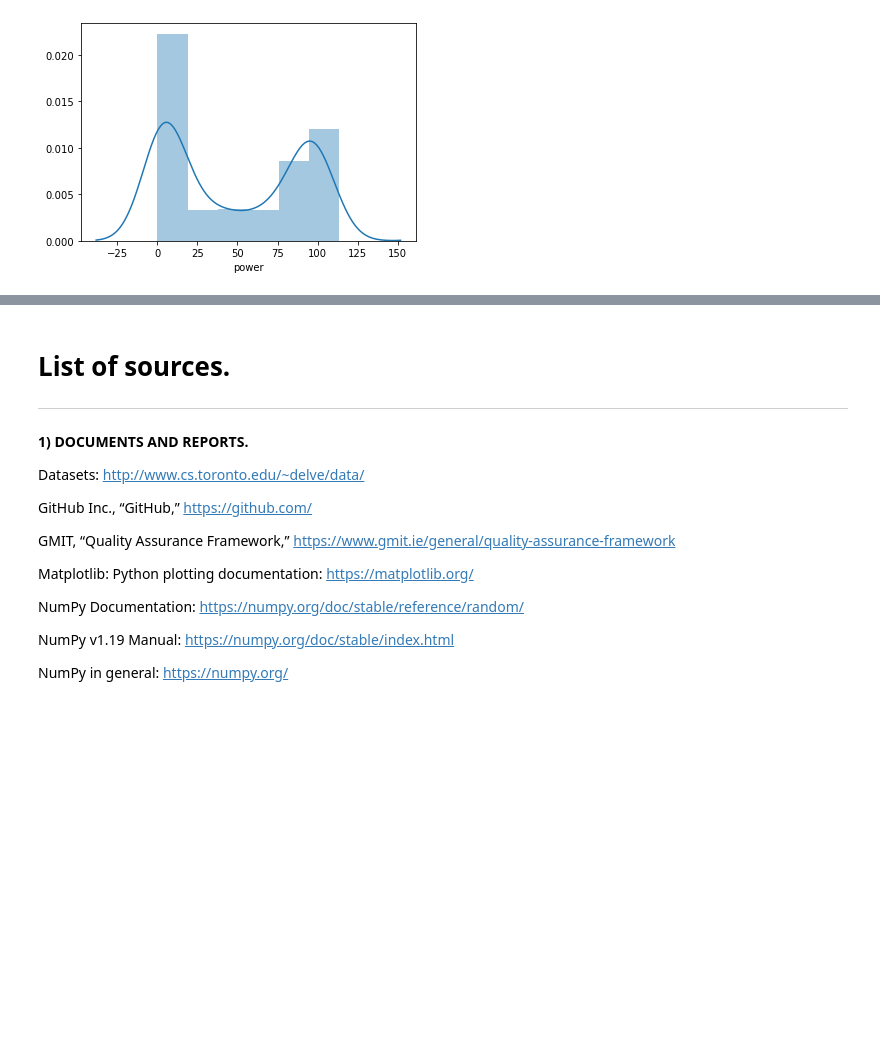
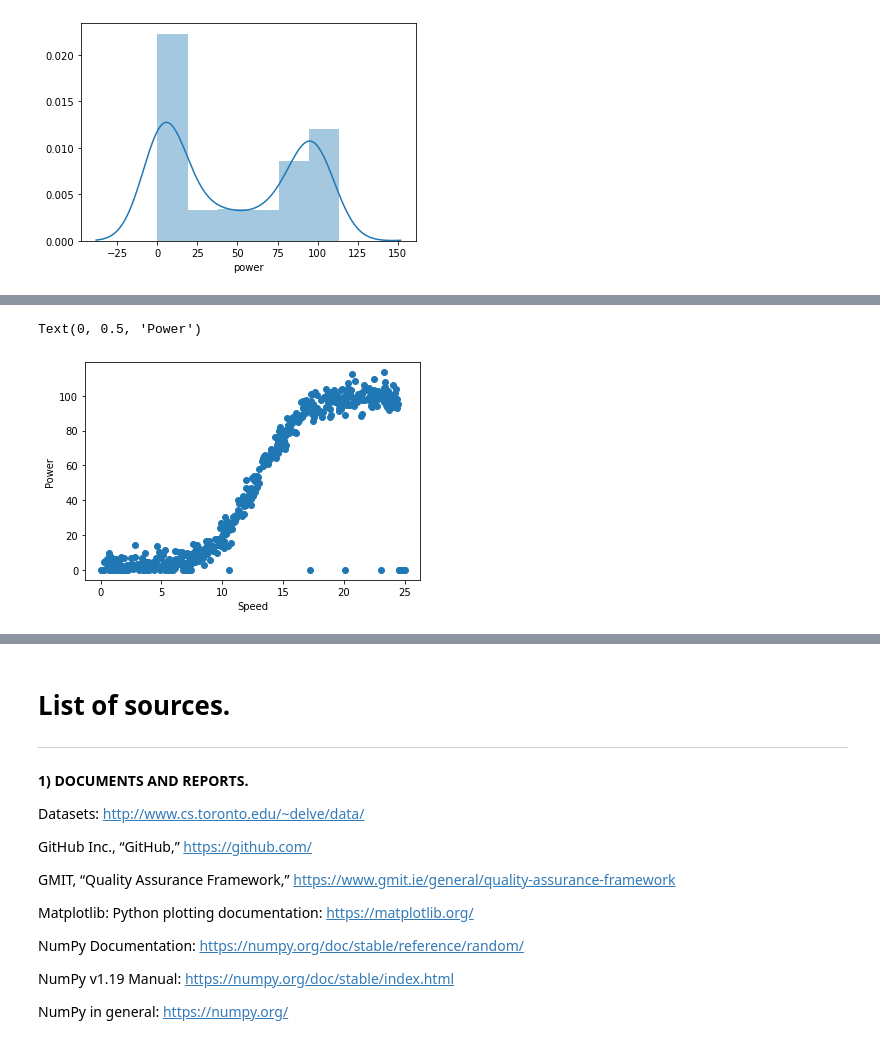
Before and after one commit to adrianberski/Fundamentals_of_Data_Analysis, a Jupyter notebook: Project/Project.ipynb, the cells around one changed output, grey strips where cells are left out. Drawn from its saved outputs; the diff is of its cells as text; code cells hidden in the pictures; blank space fills up the shorter version.

```diff
--- a/Project/Project.ipynb
+++ b/Project/Project.ipynb
@@ -79,0 +87,13 @@ plt.show()
+# %%
+# Set x to my input speed
+x = powerproduction["speed"]
+# Set y to my output power, this is the value I trying to predict
+y = powerproduction["power"]
+# Plot Power against Speed
+plt.scatter(x, y)
+# Add labels to the graph
+plt.xlabel('Speed')
+plt.ylabel('Power')
+# %% [output]
+Text(0, 0.5, 'Power')
+[figure, added]
```
Also changed, not shown: parts of 6 cells of this notebook.
